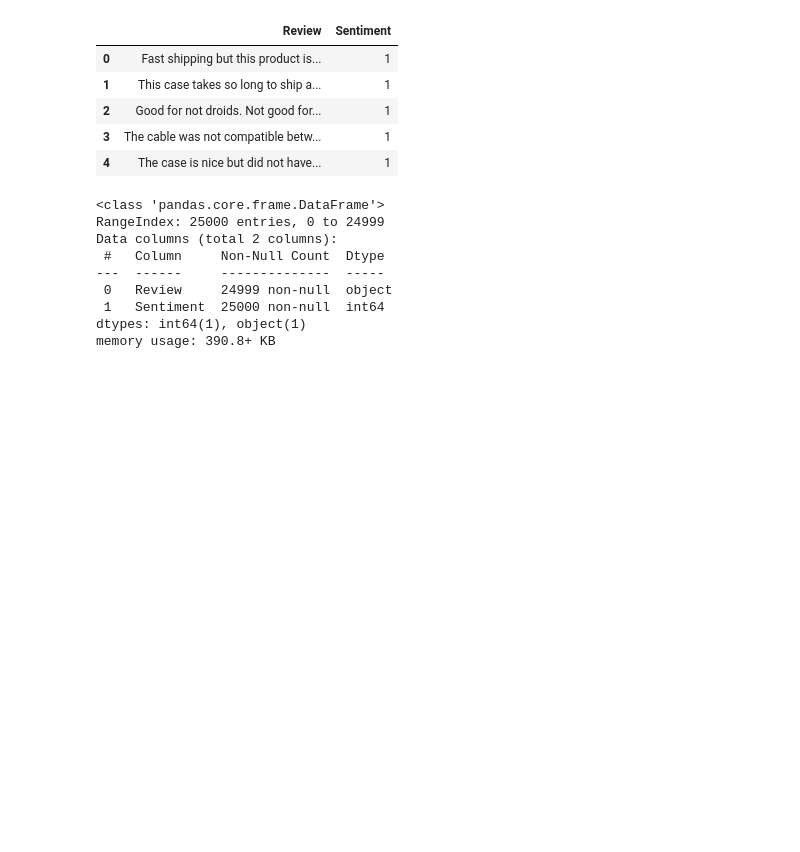
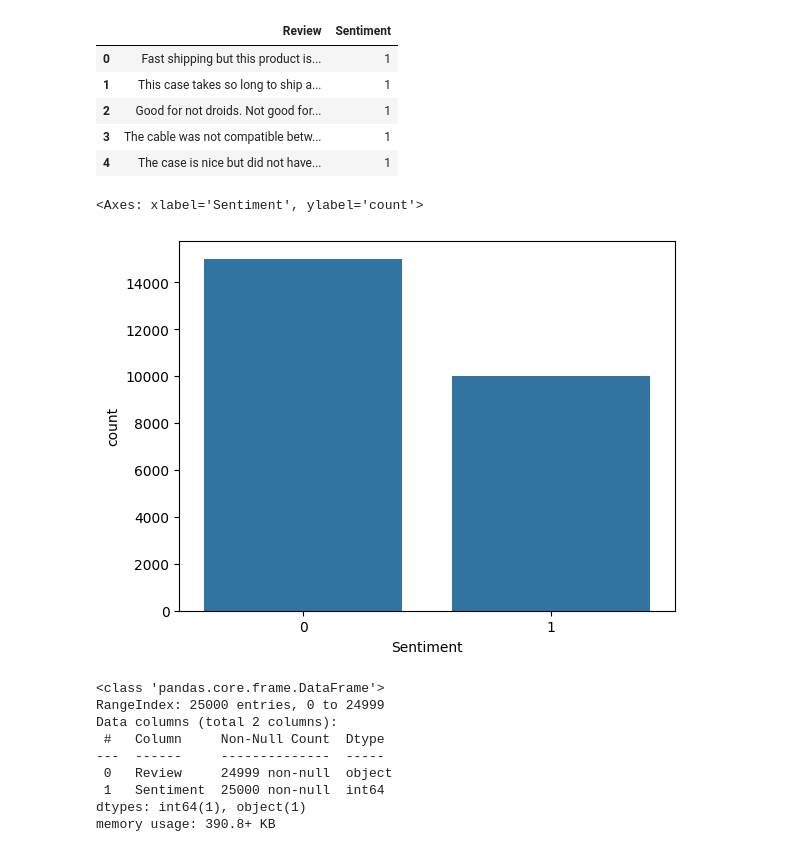
Before and after one commit to cha19/Amazon_data_sentimental_analysis, a Jupyter notebook: amazon_product_reviews_sentimental_analysis.ipynb, the cells around one changed output. Drawn from its saved outputs; the diff is of its cells as text; code cells hidden in the pictures; blank space fills up the shorter version.

```diff
--- a/amazon_product_reviews_sentimental_analysis.ipynb
+++ b/amazon_product_reviews_sentimental_analysis.ipynb
@@ -27,6 +28,11 @@ data.head()
 | 2 | Good for not droids. Not good for... | 1 |
 | 3 | The cable was not compatible betw... | 1 |
 | 4 | The case is nice but did not have... | 1 |
+# %%
+sns.countplot(data=data,x='Sentiment',order=data.Sentiment.value_counts().index)                  #Order to plot the categorical levels in;
+# %% [output]
+<Axes: xlabel='Sentiment', ylabel='count'>
+[figure, added]
 # %%
 data.info()
 # %% [output]
```
Also changed, not shown: parts of 3 cells of this notebook.
